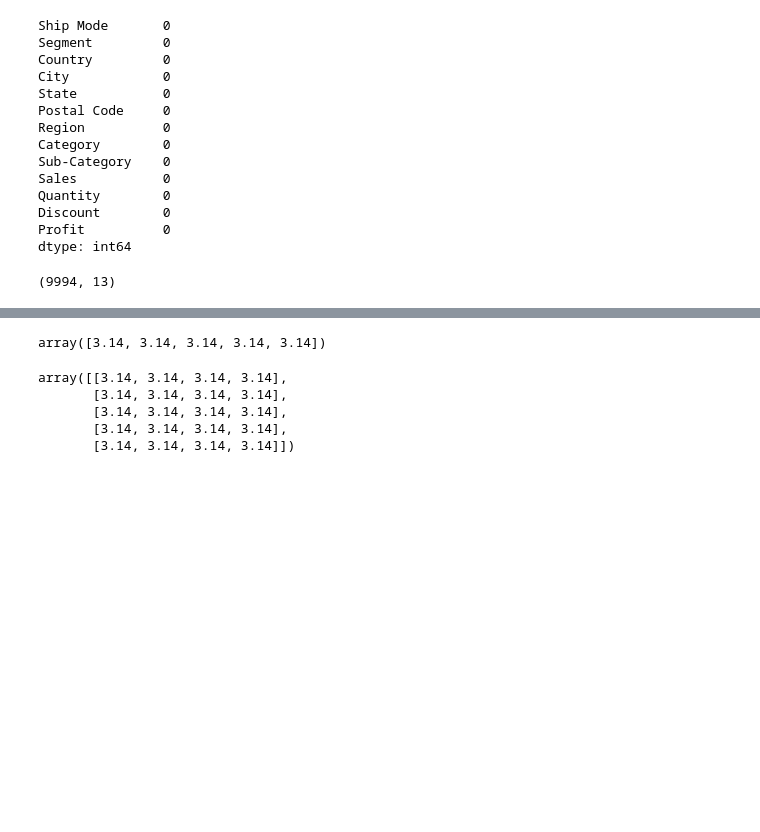
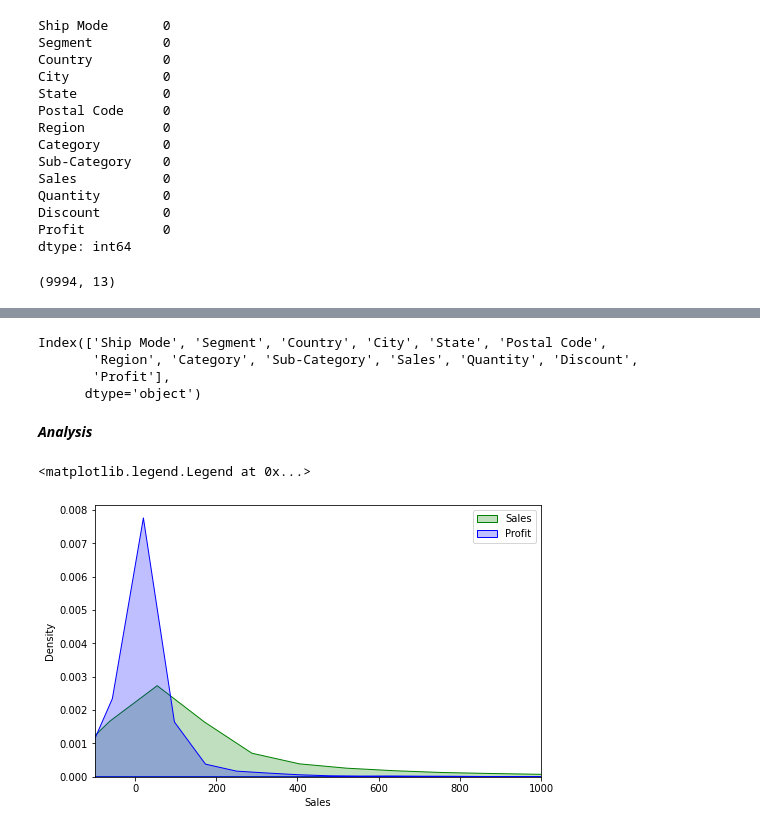
Before and after one commit to ziaArzoo/spark-foundation, a Jupyter notebook: analysis.ipynb, the cells around one changed output, grey strips where cells are left out. Drawn from its saved outputs; the diff is of its cells as text; code cells hidden in the pictures; blank space fills up the shorter version.

```diff
--- a/analysis.ipynb
+++ b/analysis.ipynb
@@ -70,10 +70,3 @@ dtype: int64
 df1.shape
 # %% [output]
 (9994, 13)
-# %%
-sns.set_style('darkgrid')
-sns.scatterplot(y= data['Scores'], x= data['Hours'])
-plt.title('Marks Vs Study Hours',size=20)
-plt.ylabel('Marks Percentage', size=12)
-plt.xlabel('Hours Studied', size=12)
-plt.show()
@@ -100,12 +72,0 @@ array([3.14, 3.14, 3.14, 3.14])
-# %%
-df.corr()
-# %% [output]
-array([3.14, 3.14, 3.14, 3.14, 3.14])
-# %%
-sns.heatmap(df.corr(),cmap='rocket_r',annot=True)
-# %% [output]
-array([[3.14, 3.14, 3.14, 3.14],
-       [3.14, 3.14, 3.14, 3.14],
-       [3.14, 3.14, 3.14, 3.14],
-       [3.14, 3.14, 3.14, 3.14],
-       [3.14, 3.14, 3.14, 3.14]])
@@ -115,0 +73,18 @@ plt.title('Sub-Category',fontsize=20)
+# %%
+df1.columns
+# %% [output]
+Index(['Ship Mode', 'Segment', 'Country', 'City', 'State', 'Postal Code',
+       'Region', 'Category', 'Sub-Category', 'Sales', 'Quantity', 'Discount',
+       'Profit'],
+      dtype='object')
+# %% [markdown]
+***Analysis***
+# %%
+plt.figure(figsize=(8,5))
+sns.kdeplot(df1['Sales'],color='green',label='Sales',shade=True)
+sns.kdeplot(df1['Profit'],color='Blue',label='Profit',shade=True)
+plt.xlim([-100,1000])
+plt.legend()
+# %% [output]
+<matplotlib.legend.Legend at 0x...>
+[figure, added]
```
Also changed, not shown: parts of 49 cells of this notebook.
